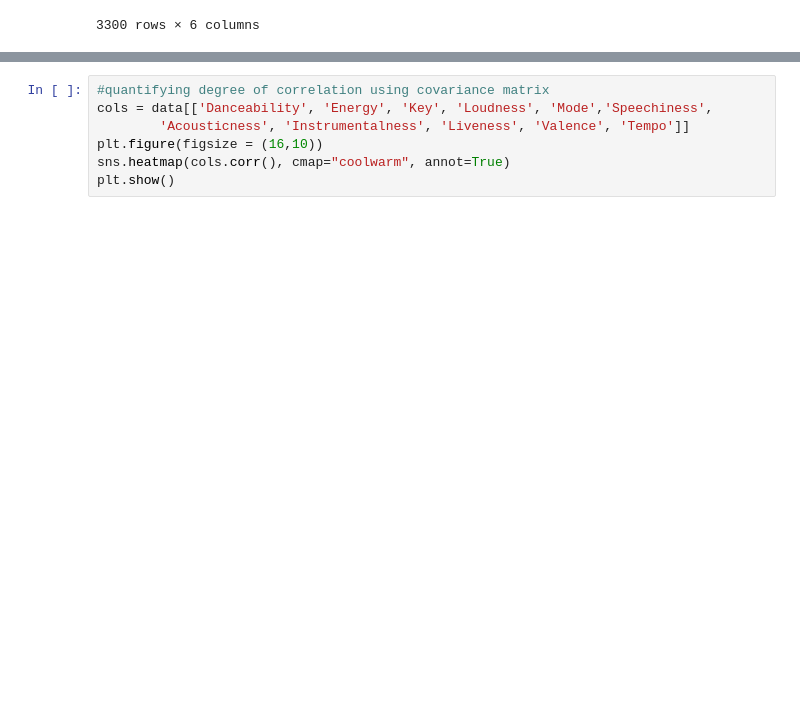
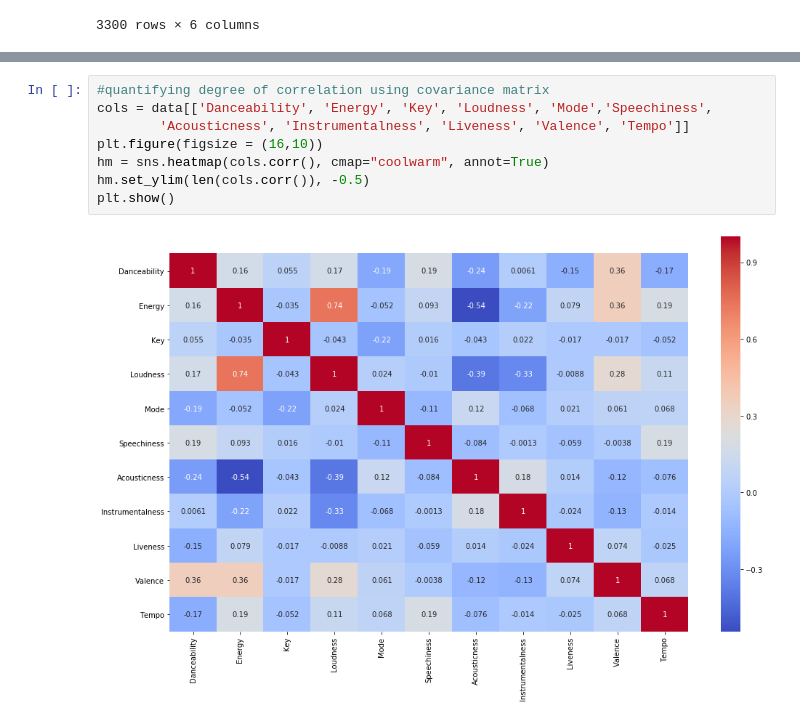
Before and after one commit to catherinelau98/catherinelau98.github.io, a Jupyter notebook: spotify_analysis.ipynb, the cells around one changed output, grey strips where cells are left out. Saved outputs shown, nothing was run; the diff lists cells and outputs as text; blank space fills up the shorter version.

```diff
--- a/spotify_analysis.ipynb
+++ b/spotify_analysis.ipynb
@@ -187,10 +236,13 @@ plt.show()
 # %%
 #quantifying degree of correlation using covariance matrix
 cols = data[['Danceability', 'Energy', 'Key', 'Loudness', 'Mode','Speechiness',
         'Acousticness', 'Instrumentalness', 'Liveness', 'Valence', 'Tempo']]
 plt.figure(figsize = (16,10))
-sns.heatmap(cols.corr(), cmap="coolwarm", annot=True)
+hm = sns.heatmap(cols.corr(), cmap="coolwarm", annot=True)
+hm.set_ylim(len(cols.corr()), -0.5)
 plt.show()
+# %% [output]
+[figure, added]
 # %%
 corr = cols.corr()
 columns = np.full((corr.shape[0],), True, dtype=bool)
```
Also changed, not shown: parts of 41 cells of this notebook.
